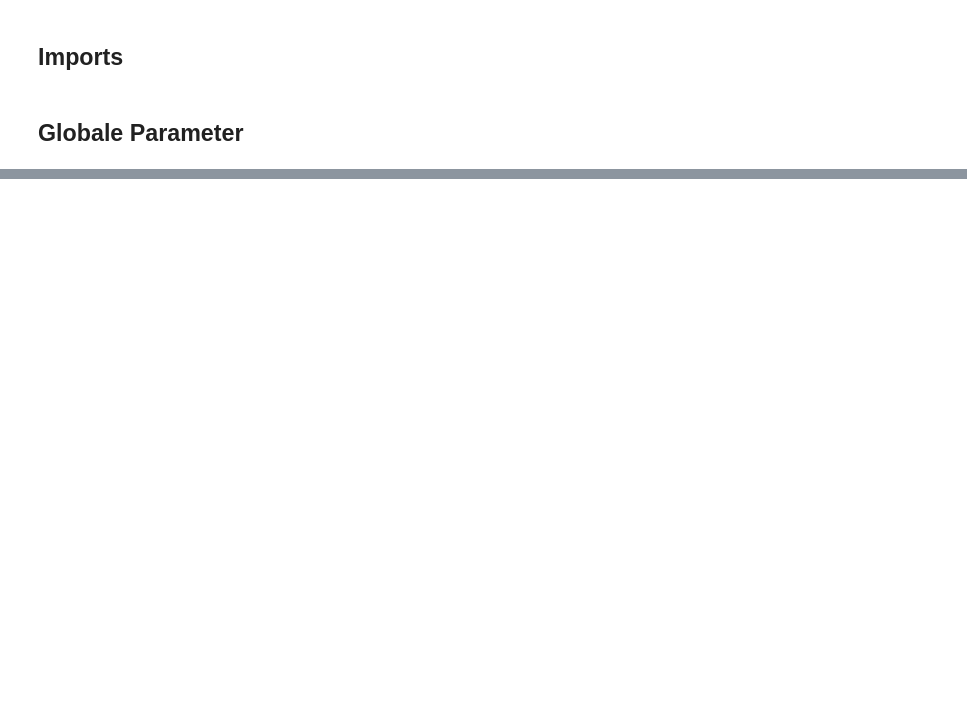
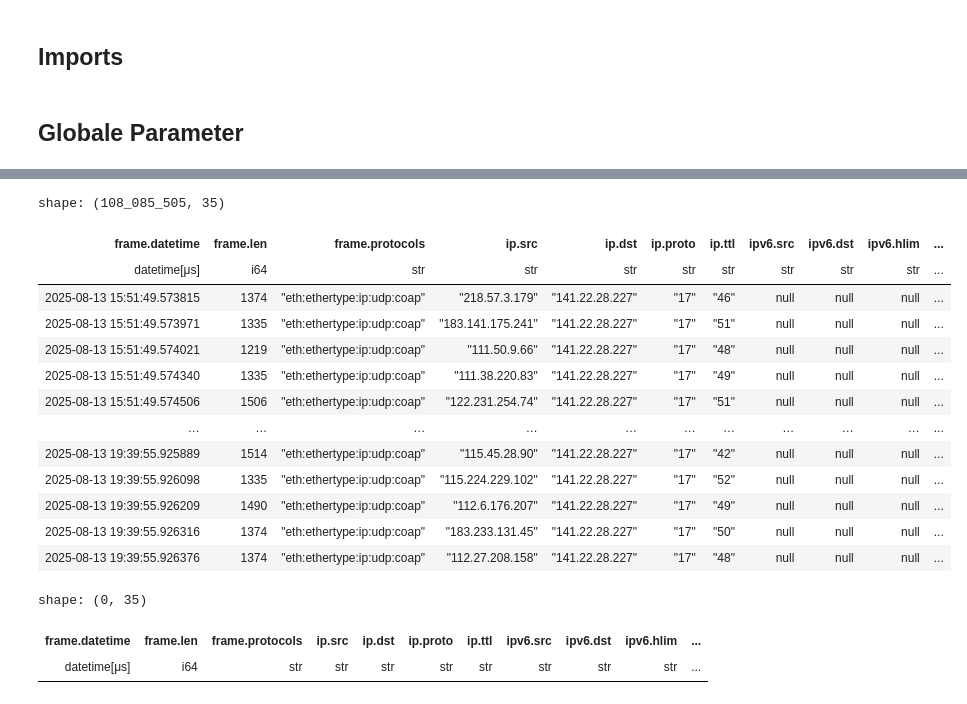
Before and after one commit to lukasseb/ddos_analysis, a Jupyter notebook: ddos_analyse.ipynb, the cells around one changed output, grey strips where cells are left out. Saved outputs shown, nothing was run; the diff lists cells and outputs as text; code cells hidden in the pictures; blank space fills up the shorter version.

```diff
--- a/ddos_analyse.ipynb
+++ b/ddos_analyse.ipynb
@@ -226,0 +230,29 @@ print(f"PAF (Packet Amplification Factor):   {paf:.2f}")
+# %%
+lf_coap = lf.filter(
+    pl.col("coap.version").is_not_null()
+).collect()
+lf_coap
+# %% [output]
+shape: (108_085_505, 35)
+| frame.datetime | frame.len | frame.protocols | ip.src | ip.dst | ip.proto | ip.ttl | ipv6.src | ipv6.dst | ipv6.hlim | ... |
+| datetime[μs] | i64 | str | str | str | str | str | str | str | str | ... |
+| 2025-08-13 15:51:49.573815 | 1374 | "eth:ethertype:ip:udp:coap" | "218.57.3.179" | "141.22.28.227" | "17" | "46" | null | null | null | ... |
+| 2025-08-13 15:51:49.573971 | 1335 | "eth:ethertype:ip:udp:coap" | "183.141.175.241" | "141.22.28.227" | "17" | "51" | null | null | null | ... |
+| 2025-08-13 15:51:49.574021 | 1219 | "eth:ethertype:ip:udp:coap" | "111.50.9.66" | "141.22.28.227" | "17" | "48" | null | null | null | ... |
+| 2025-08-13 15:51:49.574340 | 1335 | "eth:ethertype:ip:udp:coap" | "111.38.220.83" | "141.22.28.227" | "17" | "49" | null | null | null | ... |
+| 2025-08-13 15:51:49.574506 | 1506 | "eth:ethertype:ip:udp:coap" | "122.231.254.74" | "141.22.28.227" | "17" | "51" | null | null | null | ... |
+| … | … | … | … | … | … | … | … | … | … | ... |
+| 2025-08-13 19:39:55.925889 | 1514 | "eth:ethertype:ip:udp:coap" | "115.45.28.90" | "141.22.28.227" | "17" | "42" | null | null | null | ... |
+| 2025-08-13 19:39:55.926098 | 1335 | "eth:ethertype:ip:udp:coap" | "115.224.229.102" | "141.22.28.227" | "17" | "52" | null | null | null | ... |
+| 2025-08-13 19:39:55.926209 | 1490 | "eth:ethertype:ip:udp:coap" | "112.6.176.207" | "141.22.28.227" | "17" | "49" | null | null | null | ... |
+| 2025-08-13 19:39:55.926316 | 1374 | "eth:ethertype:ip:udp:coap" | "183.233.131.45" | "141.22.28.227" | "17" | "50" | null | null | null | ... |
+| 2025-08-13 19:39:55.926376 | 1374 | "eth:ethertype:ip:udp:coap" | "112.27.208.158" | "141.22.28.227" | "17" | "48" | null | null | null | ... |
+# %%
+lf_dtls = lf.filter(
+    pl.col("dtls.record.content_type").is_not_null() | pl.col("dtls.record.version").is_not_null() | pl.col("dtls.handshake.type").is_not_null()
+).collect()
+lf_dtls
+# %% [output]
+shape: (0, 35)
+| frame.datetime | frame.len | frame.protocols | ip.src | ip.dst | ip.proto | ip.ttl | ipv6.src | ipv6.dst | ipv6.hlim | ... |
+| datetime[μs] | i64 | str | str | str | str | str | str | str | str | ... |
```
Also changed, not shown: parts of 30 cells of this notebook, 7 other files.
